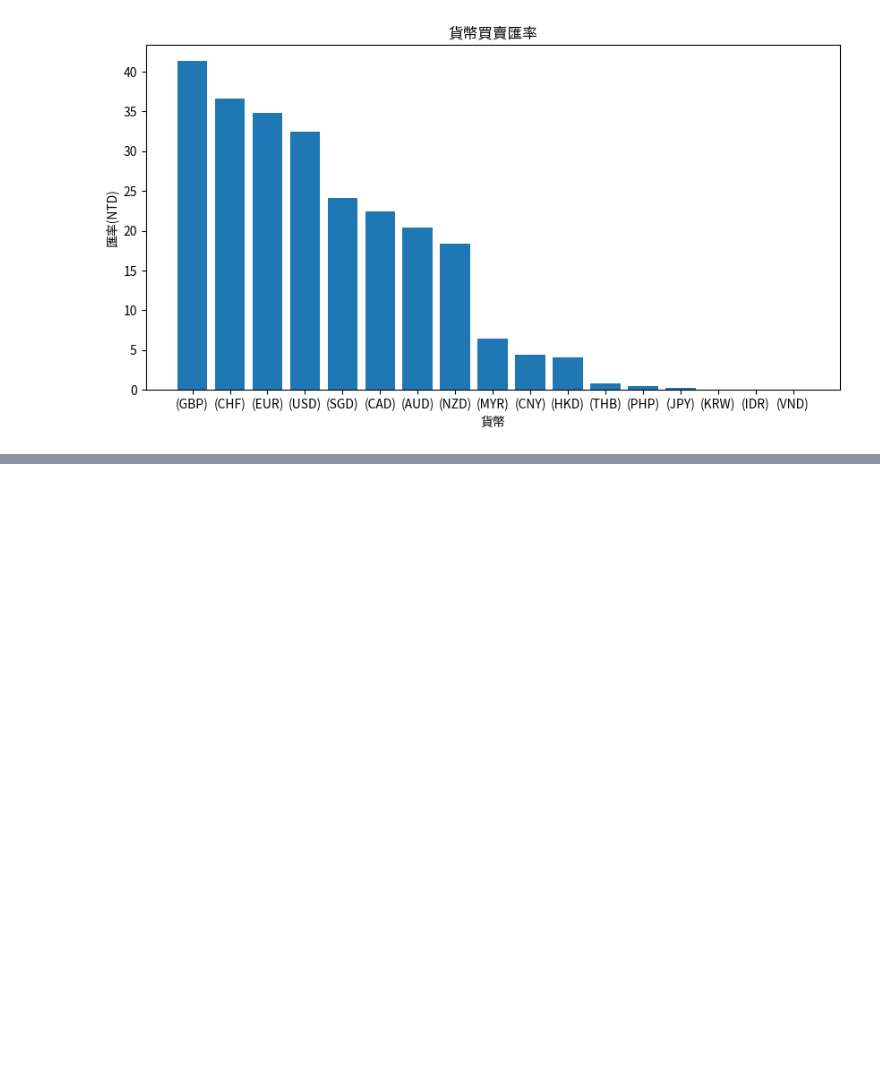
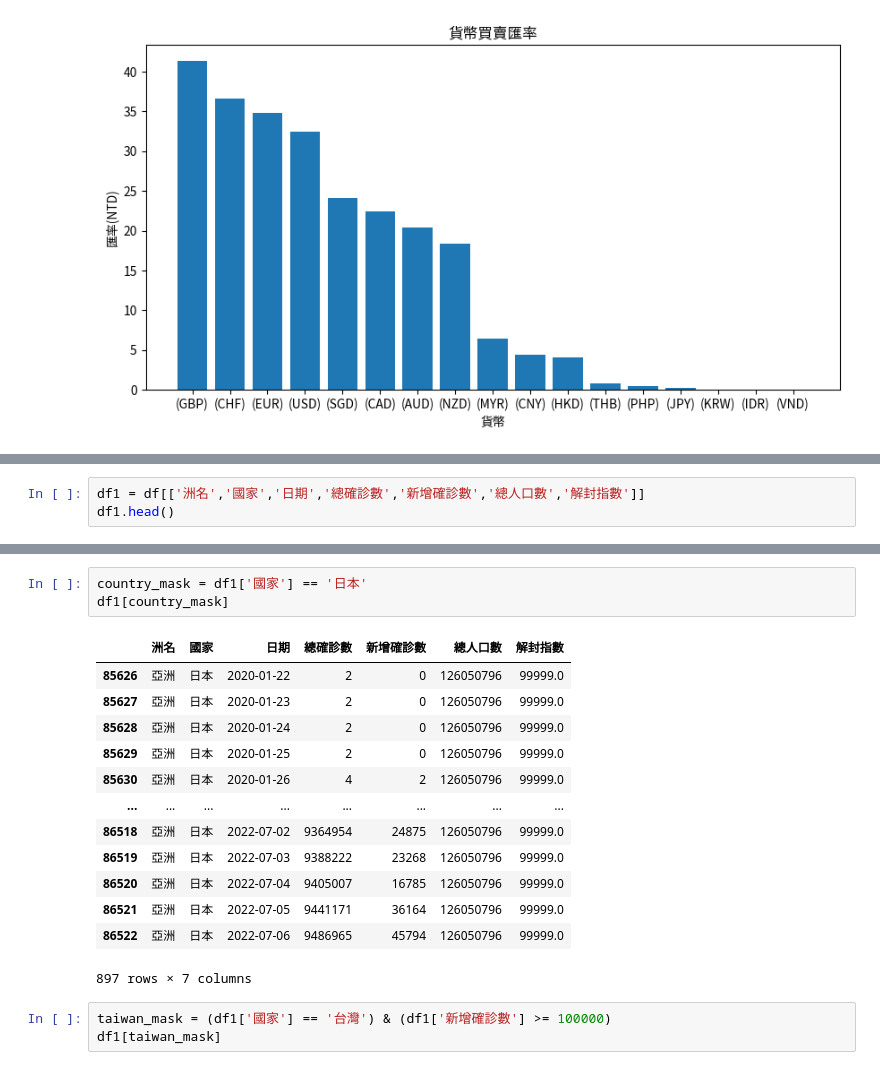
Before and after one commit to Jc-cho86/python_analysis, a Jupyter notebook: leson0308.ipynb, the cells around one changed output, grey strips where cells are left out. Cells and saved outputs as stored; diff of their text form; blank space fills up the shorter version.

```diff
--- a/leson0308.ipynb
+++ b/leson0308.ipynb
@@ -217,0 +254,3 @@ FileNotFoundError: [Errno 2] No such file or directory: 'world.csv'
+# %%
+df1 = df[['洲名','國家','日期','總確診數','新增確診數','總人口數','解封指數']]
+df1.head()
@@ -217,0 +308,20 @@ FileNotFoundError: [Errno 2] No such file or directory: 'world.csv'
+# %%
+country_mask = df1['國家'] == '日本'
+df1[country_mask]
+# %% [output]
+|  | 洲名 | 國家 | 日期 | 總確診數 | 新增確診數 | 總人口數 | 解封指數 |
+| 85626 | 亞洲 | 日本 | 2020-01-22 | 2 | 0 | 126050796 | 99999.0 |
+| 85627 | 亞洲 | 日本 | 2020-01-23 | 2 | 0 | 126050796 | 99999.0 |
+| 85628 | 亞洲 | 日本 | 2020-01-24 | 2 | 0 | 126050796 | 99999.0 |
+| 85629 | 亞洲 | 日本 | 2020-01-25 | 2 | 0 | 126050796 | 99999.0 |
+| 85630 | 亞洲 | 日本 | 2020-01-26 | 4 | 2 | 126050796 | 99999.0 |
+| ... | ... | ... | ... | ... | ... | ... | ... |
+| 86518 | 亞洲 | 日本 | 2022-07-02 | 9364954 | 24875 | 126050796 | 99999.0 |
+| 86519 | 亞洲 | 日本 | 2022-07-03 | 9388222 | 23268 | 126050796 | 99999.0 |
+| 86520 | 亞洲 | 日本 | 2022-07-04 | 9405007 | 16785 | 126050796 | 99999.0 |
+| 86521 | 亞洲 | 日本 | 2022-07-05 | 9441171 | 36164 | 126050796 | 99999.0 |
+| 86522 | 亞洲 | 日本 | 2022-07-06 | 9486965 | 45794 | 126050796 | 99999.0 |
+897 rows × 7 columns
+# %%
+taiwan_mask = (df1['國家'] == '台灣') & (df1['新增確診數'] >= 100000)
+df1[taiwan_mask]
```
Also changed, not shown: parts of 10 cells of this notebook, 1 other file.
